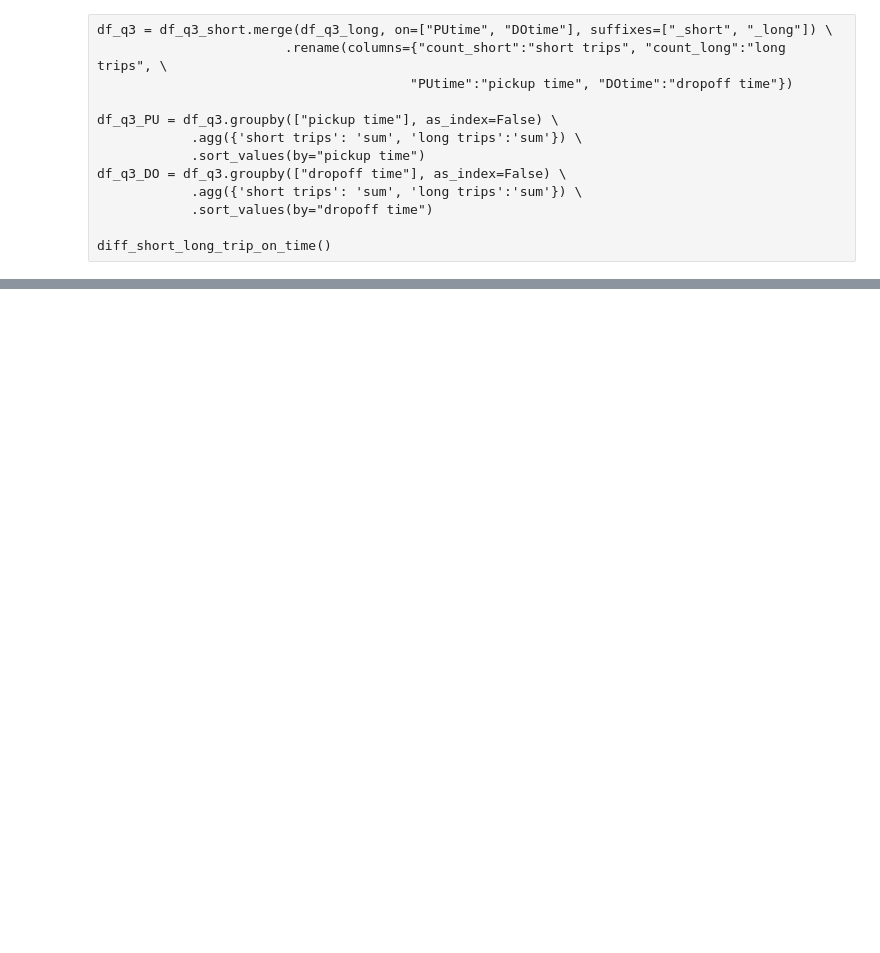
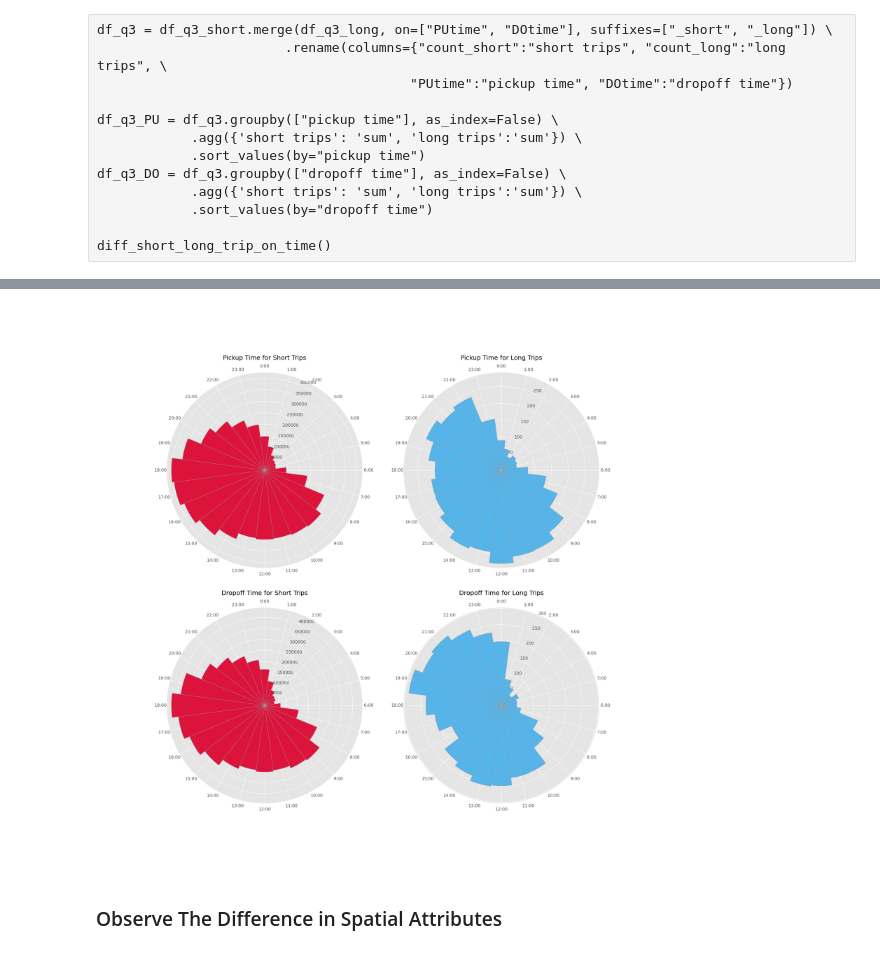
Before and after one commit to crazybber/go-jupyter, a Jupyter notebook: ETL-with-spark_2.ipynb, the cells around one changed output, grey strips where cells are left out. Drawn from its saved outputs; the diff is of its cells as text; code cells hidden in the pictures; blank space fills up the shorter version.

Commit message:
update content for theta plot

```diff
--- a/ETL-with-spark_2.ipynb
+++ b/ETL-with-spark_2.ipynb
@@ -1268,5 +1241,5 @@ df_q3_DO = df_q3.groupby(["dropoff time"], as_index=False) \
 diff_short_long_trip_on_time()
 # %%
 #df_short_count = df_short_count.
-df_trip_hours_theta = df_long_count.join(df_short_count,['pickup_hour','dropoff_hour'],'rightouter')
+df_trip_hours_theta = df_long_count.join(df_short_count,['pickup_time','dropoff_time'])
 df_trip_hours_theta.show(10)
@@ -1272,0 +1263,3 @@ df_trip_hours_theta.show(10)
+# %%
+df_trip_hours_theta_pu  = df_trip_hours_theta.groupBy('pickup_time').agg({'count(short trip)': 'sum', 'count(long trip)':'sum'}).orderBy('pickup_time')
+df_trip_hours_theta_pu.show(10)
@@ -1272,0 +1283,3 @@ df_trip_hours_theta.show(10)
+# %%
+df_trip_hours_theta_do = df_trip_hours_theta.groupBy('dropoff_time').agg({'count(short trip)': 'sum', 'count(long trip)':'sum'}).orderBy('dropoff_time')
+df_trip_hours_theta_do.show(10)
@@ -1272,0 +1337,23 @@ df_trip_hours_theta.show(10)
+# %%
+#setup 4 ax plates and plot them
+
+fig, ax = plt.subplots(nrows=2, ncols=2, figsize=(18,18))
+
+df_trip_count_list = df_trip_hours_theta_pu.select('sum(count(short trip))').rdd.flatMap(lambda x: x).collect()
+ax = plt.subplot(2,2,1, polar=True)
+plt_clock(ax, df_trip_count_list, "Pickup Time for Short Trips in 2019", "#dc143c")
+
+df_trip_count_list = df_trip_hours_theta_pu.select('sum(count(long trip))').rdd.flatMap(lambda x: x).collect()
+ax = plt.subplot(2,2,2, polar=True)
+plt_clock(ax, df_trip_count_list, 'Pickup Time for Long Trips in 2019', "#56B4E9")
+
+df_trip_count_list = df_trip_hours_theta_do.select('sum(count(short trip))').rdd.flatMap(lambda x: x).collect()
+ax = plt.subplot(2,2,3, polar=True)
+plt_clock(ax, df_trip_count_list, 'Dropoff Time for Short Trips in 2019', "#dc143c")
+
+df_trip_count_list = df_trip_hours_theta_do.select('sum(count(long trip))').rdd.flatMap(lambda x: x).collect()
+ax = plt.subplot(2,2,4, polar=True)
+plt_clock(ax, df_trip_count_list, 'Dropoff Time for Long Trips in 2019', "#56B4E9")
+
+%matplot plt
+# %% [output]
@@ -1272,0 +1361,3 @@ df_trip_hours_theta.show(10)
+[figure, added]
+# %% [markdown]
+### Observe The Difference in Spatial Attributes
```
Also changed, not shown: parts of 8 cells of this notebook.
